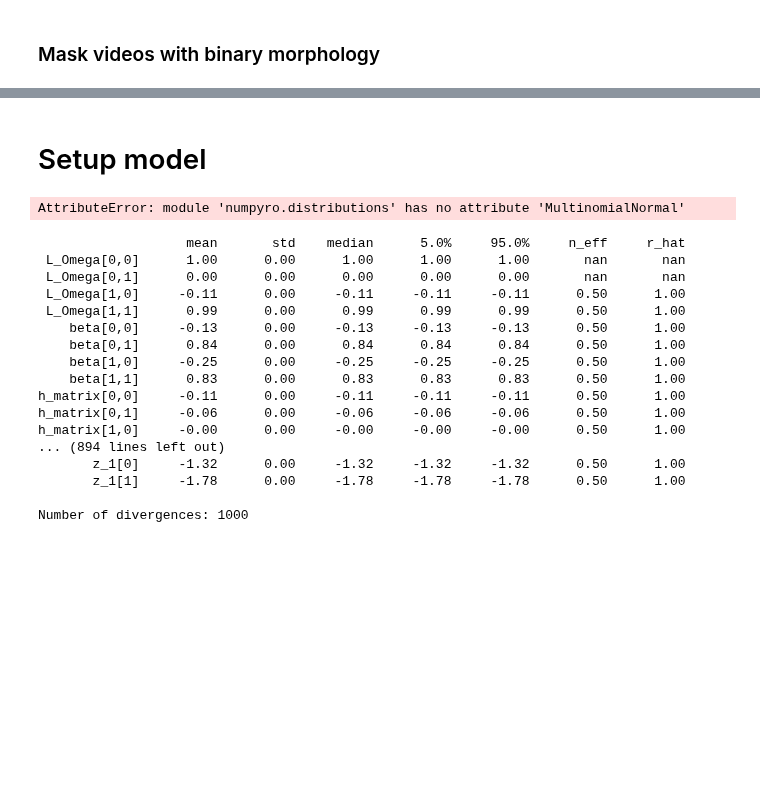
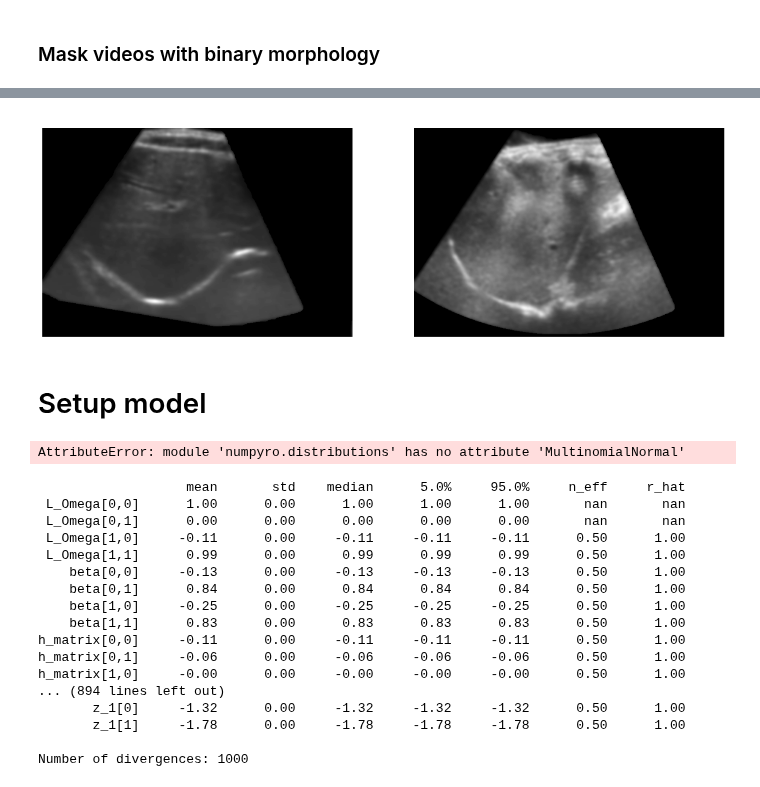
Before and after one commit to markusOlsen1/ModelBasedProject, a Jupyter notebook: main.ipynb, the cells around one changed output, grey strips where cells are left out. Cells and saved outputs as stored; diff of their text form; code cells hidden in the pictures; blank space fills up the shorter version.

```diff
--- a/main.ipynb
+++ b/main.ipynb
@@ -205,11 +206,13 @@ Text(0.5, 1.0, 'Final processed video')
 # %%
 # Plot the first frame of each video in videosList in subplots
-fig, axs = plt.subplots(1, len(videosList), figsize=(20, 20))
-for i in range(len(videosList)):
-    axs[i].imshow(videosList[i][0], cmap='gray')
+fig, axs = plt.subplots(1, len(videosTransMaskList), figsize=(20, 20))
+for i in range(len(videosTransMaskList)):
+    axs[i].imshow(videosTransMaskList[i][0], cmap='gray')
     axs[i].set_title(f'Video {i+1}')
     axs[i].axis('off')
 plt.show()
+# %% [output]
+[figure, added]
 # %% [markdown]
 # Setup model
 # %%
```
Also changed, not shown: parts of 5 cells of this notebook.
